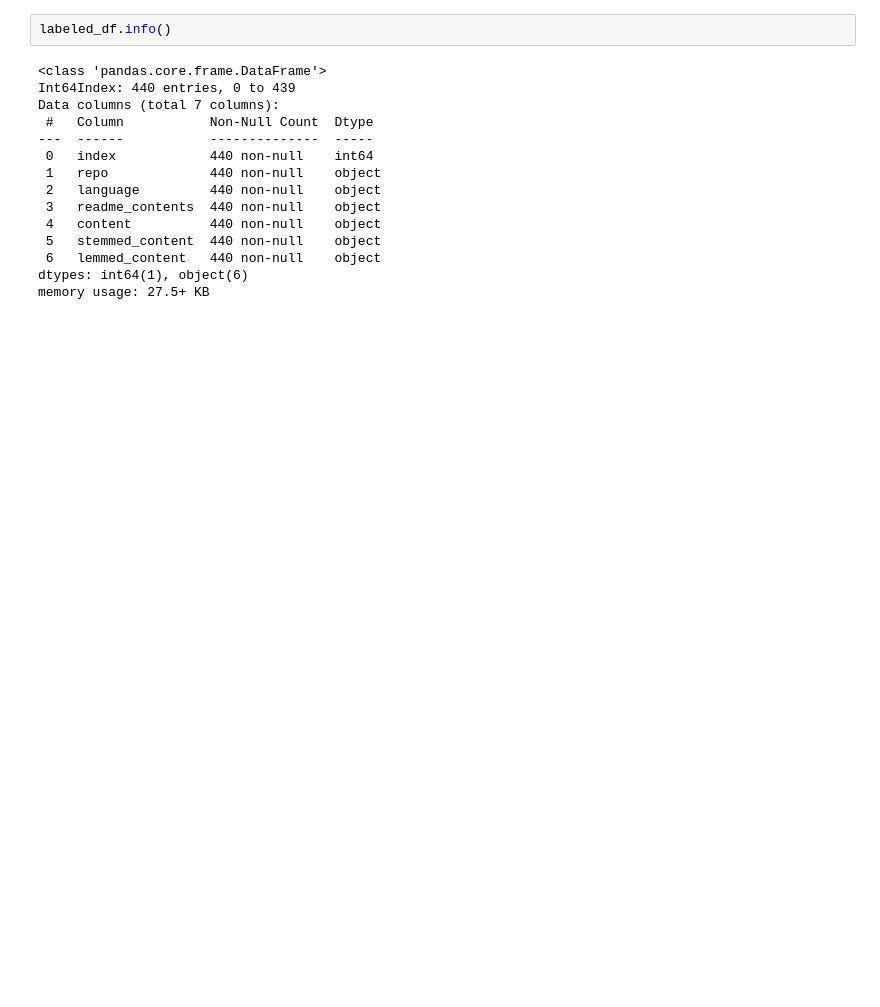
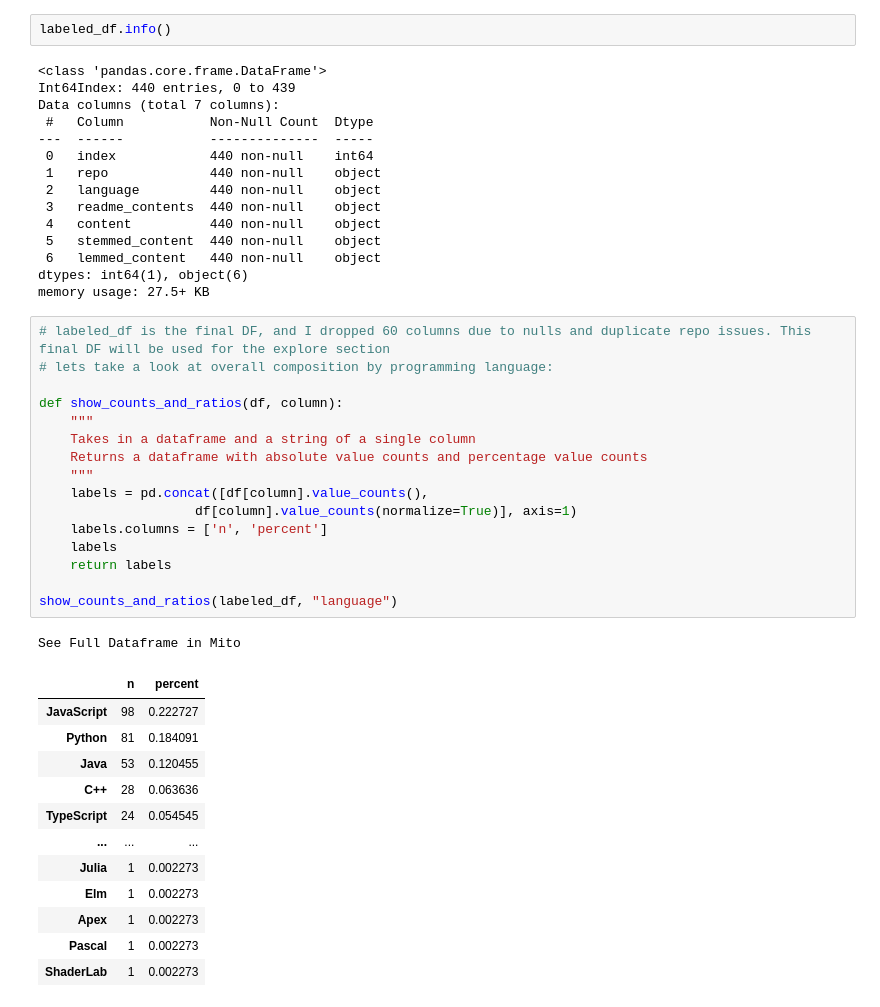
Before and after one commit to Lindsey-Melkozerov-Mitchell/project_repo, a Jupyter notebook: fred_lindsey_scratch_folder/explore.ipynb, the cells around one changed output. Drawn from its saved outputs; the diff is of its cells as text; blank space fills up the shorter version.

```diff
--- a/fred_lindsey_scratch_folder/explore.ipynb
+++ b/fred_lindsey_scratch_folder/explore.ipynb
@@ -155,3 +180,33 @@ Data columns (total 7 columns):
  6   lemmed_content   440 non-null    object
 dtypes: int64(1), object(6)
 memory usage: 27.5+ KB
+# %%
+# labeled_df is the final DF, and I dropped 60 columns due to nulls and duplicate repo issues. This final DF will be used for the explore section
+# lets take a look at overall composition by programming language:
+
+def show_counts_and_ratios(df, column):
+    """
+    Takes in a dataframe and a string of a single column
+    Returns a dataframe with absolute value counts and percentage value counts
+    """
+    labels = pd.concat([df[column].value_counts(),
+                    df[column].value_counts(normalize=True)], axis=1)
+    labels.columns = ['n', 'percent']
+    labels
+    return labels
+
+show_counts_and_ratios(labeled_df, "language")
+# %% [output]
+See Full Dataframe in Mito
+|  | n | percent |
+| JavaScript | 98 | 0.222727 |
+| Python | 81 | 0.184091 |
+| Java | 53 | 0.120455 |
+| C++ | 28 | 0.063636 |
+| TypeScript | 24 | 0.054545 |
+| ... | ... | ... |
+| Julia | 1 | 0.002273 |
+| Elm | 1 | 0.002273 |
+| Apex | 1 | 0.002273 |
+| Pascal | 1 | 0.002273 |
+| ShaderLab | 1 | 0.002273 |
```
Also changed, not shown: parts of 9 cells of this notebook, 2 other files.
